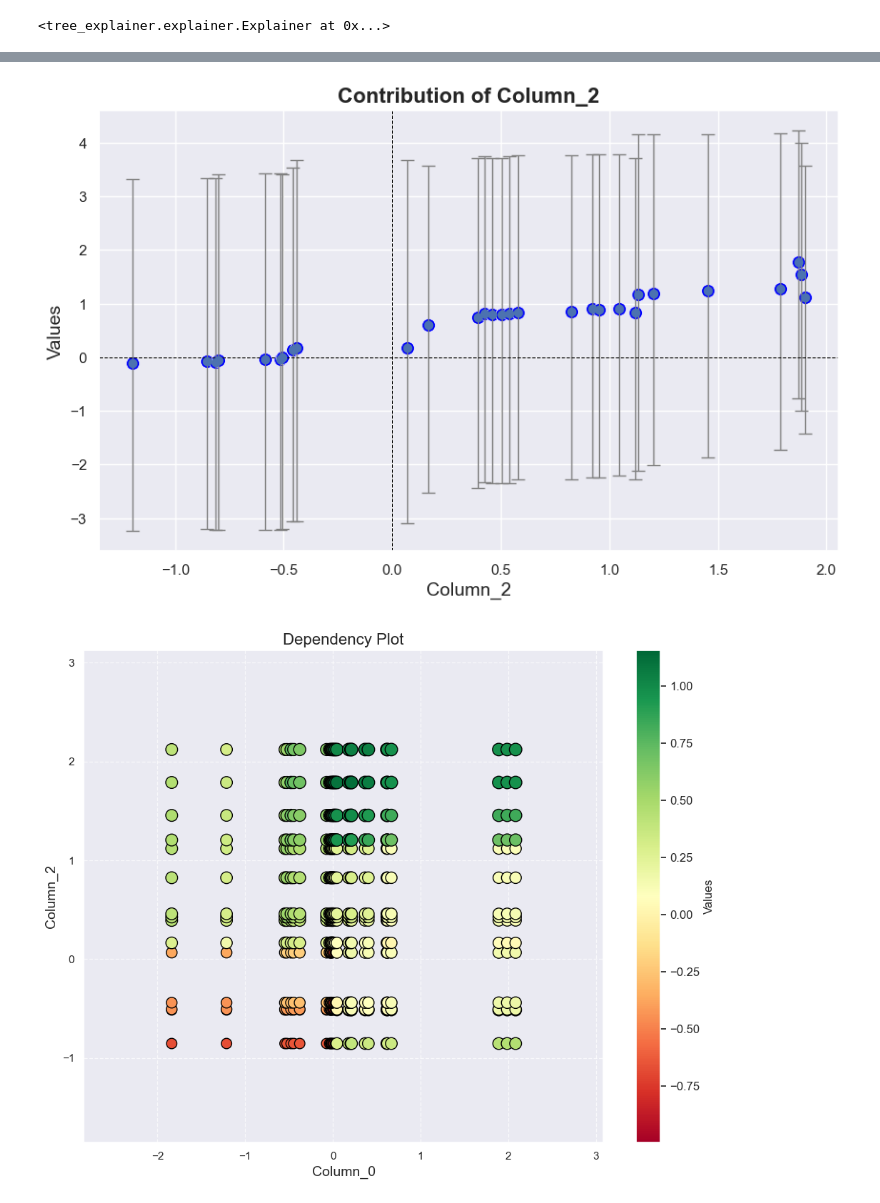
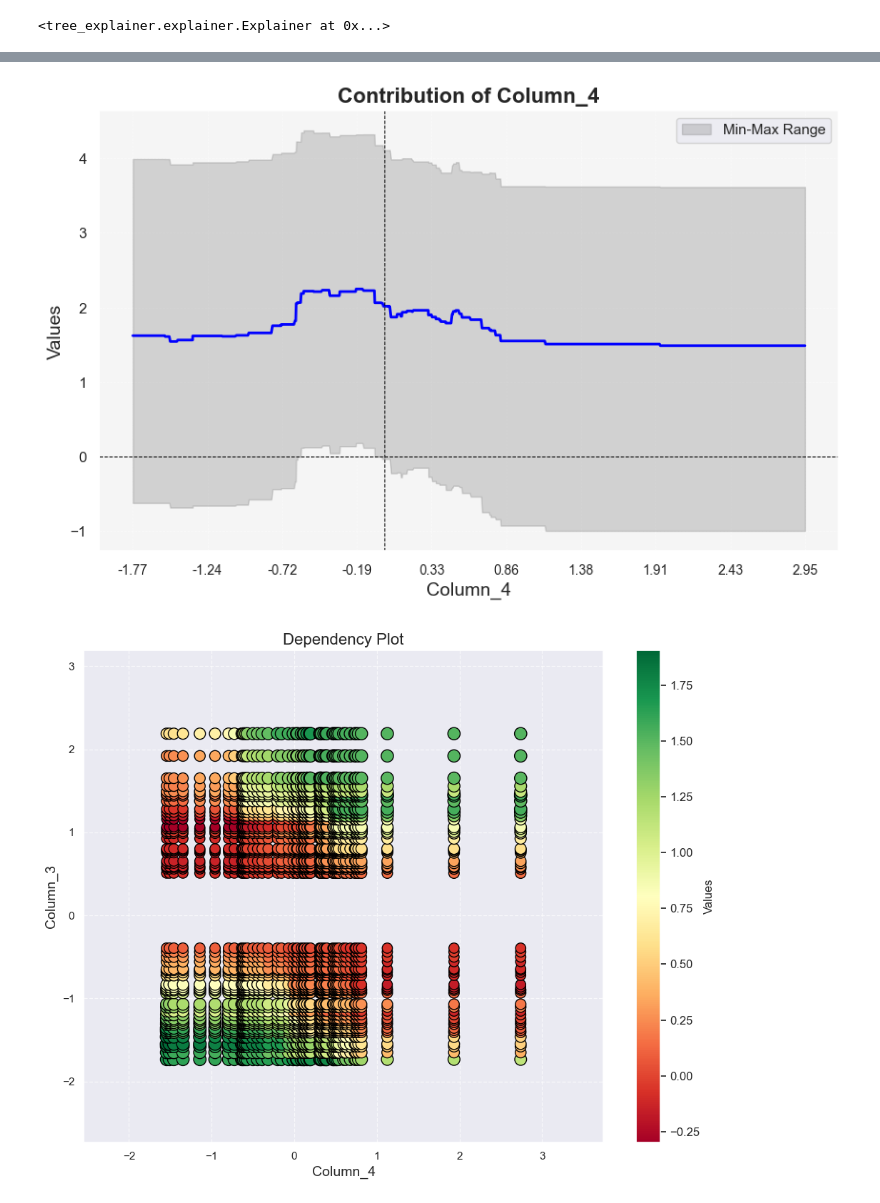
Before and after one commit to sametcopur/treemind, a Jupyter notebook: deneme.ipynb, the cells around one changed output, grey strips where cells are left out. Drawn from its saved outputs; the diff is of its cells as text; code cells hidden in the pictures.

```diff
--- a/deneme.ipynb
+++ b/deneme.ipynb
@@ -140,12 +124,12 @@ df
 # %%
-df = tree.analyze_feature(2)
+df = tree.analyze_feature(4)
 
 plot_feature(df)
 # %% [output]
-[figure, old version]
+[figure, new version]
 # %%
-df = tree.analyze_dependency(0,2)
+df = tree.analyze_dependency(4,3)
 plot_dependecy(df)
 # %% [output]
-[figure, old version]
+[figure, new version]
 # %%
```
Also changed, not shown: parts of 12 cells of this notebook, 6 other files.
